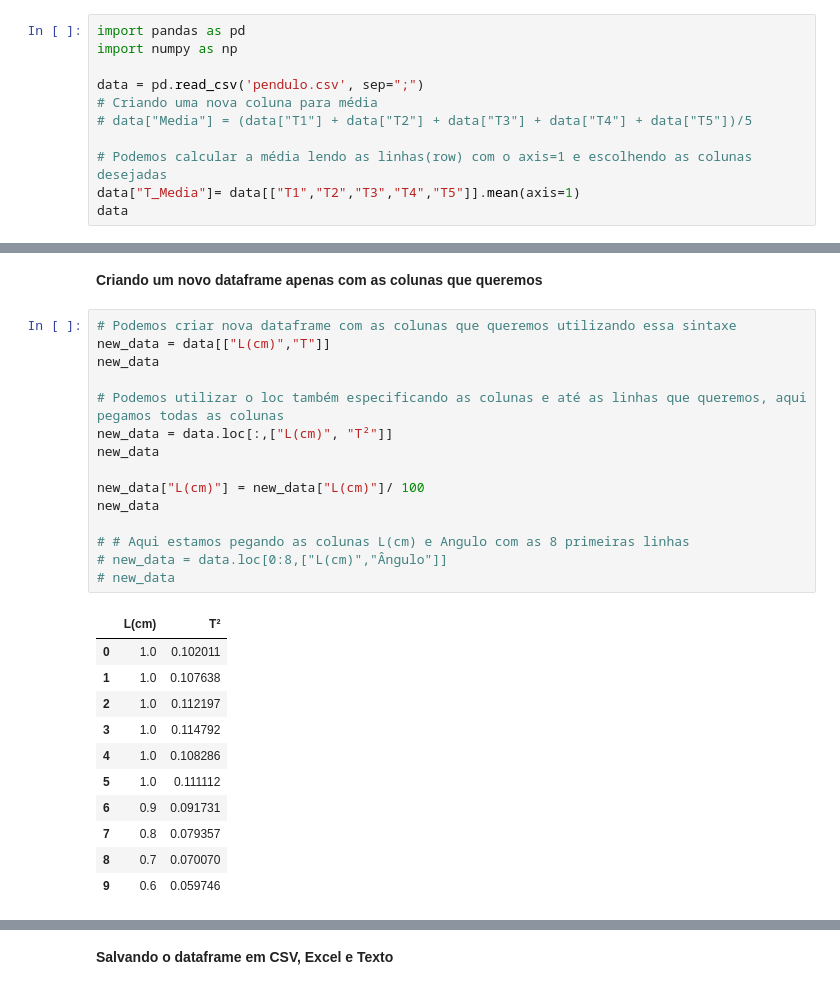
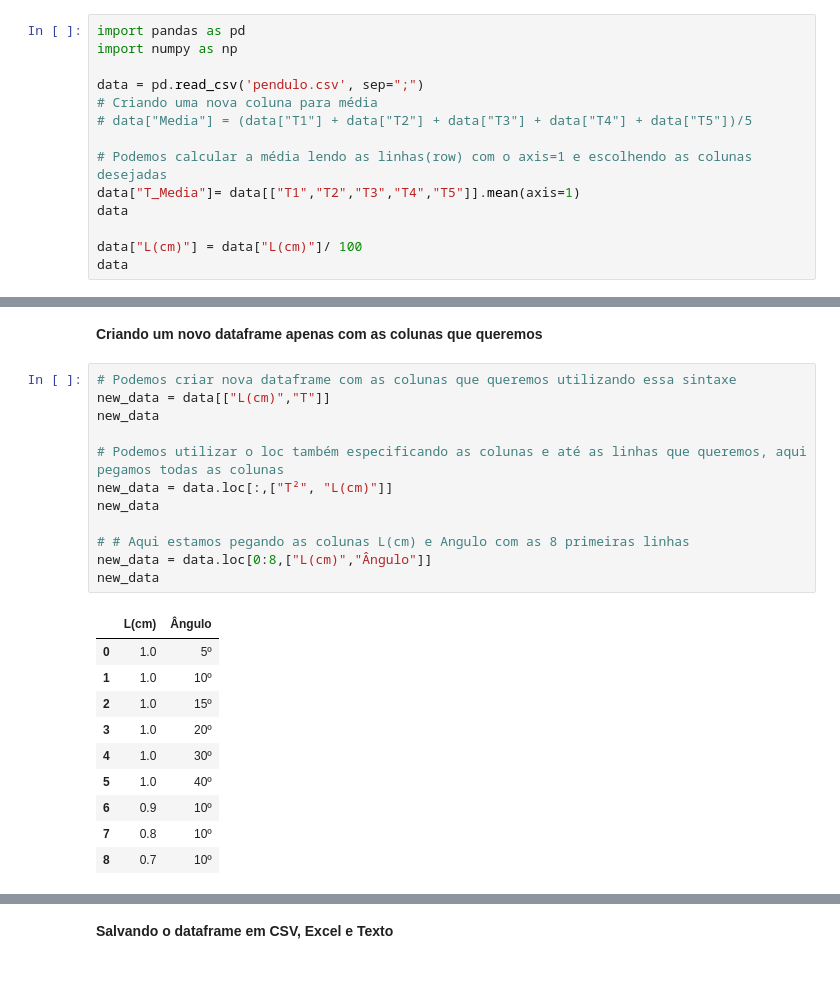
Before and after one commit to hugodevelopment/Excel-Python, a Jupyter notebook: Códigos_Mecanica/Pendulo.ipynb, the cells around one changed output, grey strips where cells are left out. Cells and saved outputs as stored; diff of their text form.

```diff
--- a/Códigos_Mecanica/Pendulo.ipynb
+++ b/Códigos_Mecanica/Pendulo.ipynb
@@ -17,5 +17,8 @@ data = pd.read_csv('pendulo.csv', sep=";")
 # Podemos calcular a média lendo as linhas(row) com o axis=1 e escolhendo as colunas desejadas
 data["T_Media"]= data[["T1","T2","T3","T4","T5"]].mean(axis=1)
 data
+
+data["L(cm)"] = data["L(cm)"]/ 100
+data
 # %% [output]
 |  | L(cm) | Ângulo | T1 | T2 | T3 | T4 | T5 | T_Media |
@@ -118,27 +121,23 @@ data
 # %%
 # Podemos criar nova dataframe com as colunas que queremos utilizando essa sintaxe
 new_data = data[["L(cm)","T"]]
 new_data
 
 # Podemos utilizar o loc também especificando as colunas e até as linhas que queremos, aqui pegamos todas as colunas
-new_data = data.loc[:,["L(cm)", "T²"]]
-new_data
-
-new_data["L(cm)"] = new_data["L(cm)"]/ 100
+new_data = data.loc[:,["T²", "L(cm)"]]
 new_data
 
 # # Aqui estamos pegando as colunas L(cm) e Angulo com as 8 primeiras linhas
-# new_data = data.loc[0:8,["L(cm)","Ângulo"]]
-# new_data
+new_data = data.loc[0:8,["L(cm)","Ângulo"]]
+new_data
 # %% [output]
-|  | L(cm) | T² |
-| 0 | 1.0 | 0.102011 |
-| 1 | 1.0 | 0.107638 |
-| 2 | 1.0 | 0.112197 |
-| 3 | 1.0 | 0.114792 |
-| 4 | 1.0 | 0.108286 |
-| 5 | 1.0 | 0.111112 |
-| 6 | 0.9 | 0.091731 |
-| 7 | 0.8 | 0.079357 |
-| 8 | 0.7 | 0.070070 |
-| 9 | 0.6 | 0.059746 |
+|  | L(cm) | Ângulo |
+| 0 | 1.0 | 5º |
+| 1 | 1.0 | 10º |
+| 2 | 1.0 | 15º |
+| 3 | 1.0 | 20º |
+| 4 | 1.0 | 30º |
+| 5 | 1.0 | 40º |
+| 6 | 0.9 | 10º |
+| 7 | 0.8 | 10º |
+| 8 | 0.7 | 10º |
```
Also changed, not shown: parts of 6 cells of this notebook, 2 other files.
